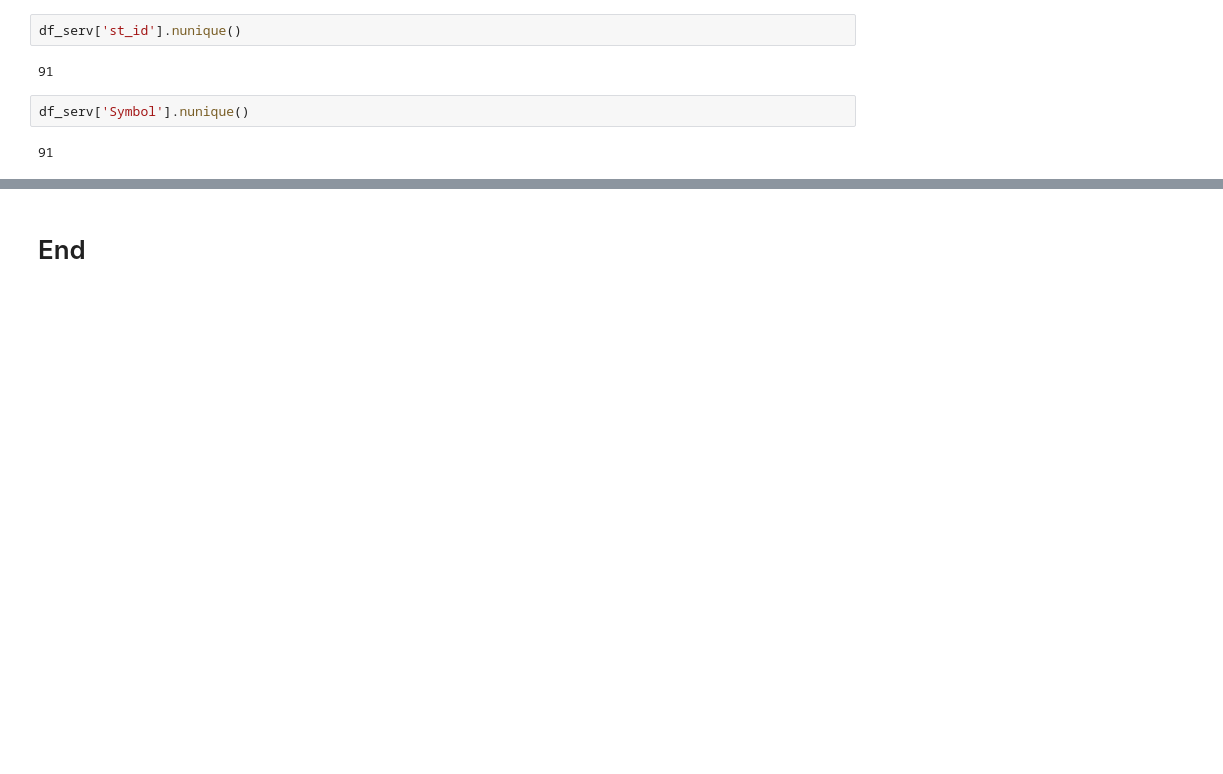
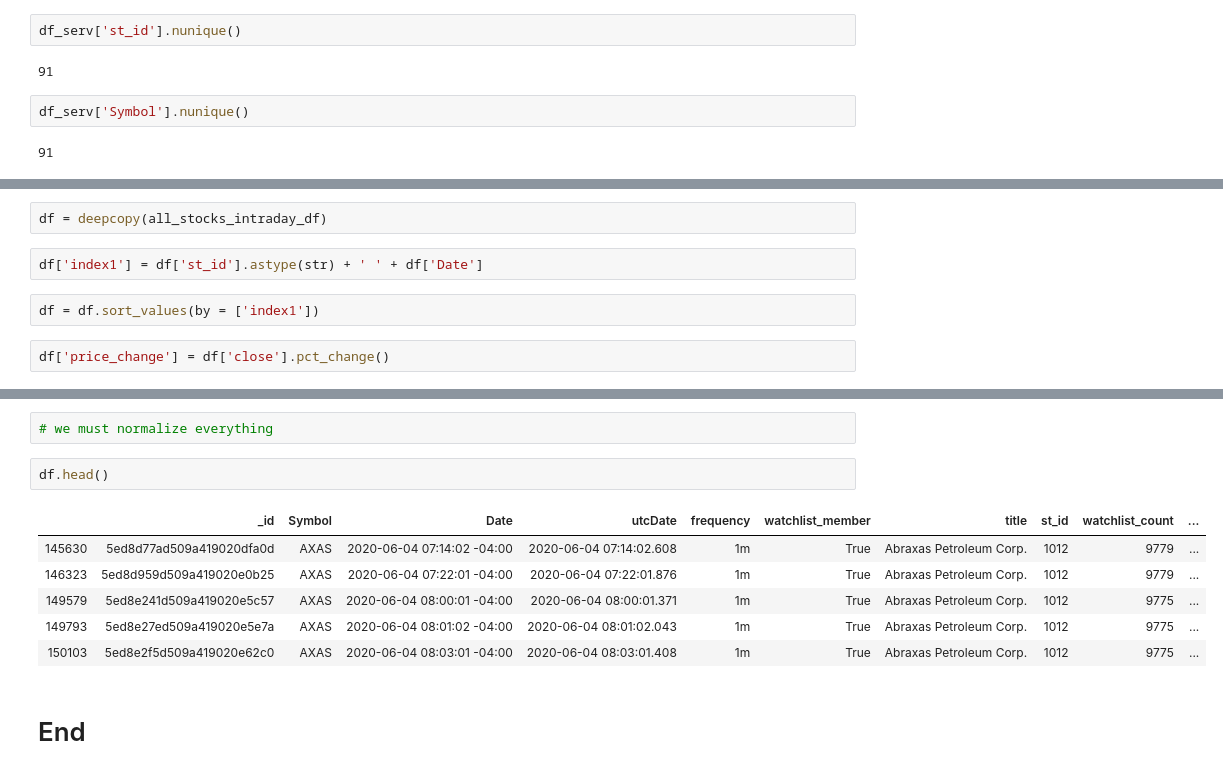
Before and after one commit to jcanque777/stock_market_data_prediction, a Jupyter notebook: msft_data.ipynb, the cells around one changed output, grey strips where cells are left out. Drawn from its saved outputs; the diff is of its cells as text; blank space fills up the shorter version.

Commit message:
added price change column and set up sorted combined colmns as index

```diff
--- a/msft_data.ipynb
+++ b/msft_data.ipynb
@@ -1407,0 +1497,8 @@ df_serv['Symbol'].nunique()
+# %%
+df = deepcopy(all_stocks_intraday_df)
+# %%
+df['index1'] = df['st_id'].astype(str) + ' ' + df['Date']
+# %%
+df = df.sort_values(by = ['index1'])
+# %%
+df['price_change'] = df['close'].pct_change()
@@ -1408,2 +1520,13 @@ df_serv['Symbol'].nunique()
+# %%
+# we must normalize everything
+# %%
+df.head()
+# %% [output]
+|  | _id | Symbol | Date | utcDate | frequency | watchlist_member | title | st_id | watchlist_count | ... |
+| 145630 | 5ed8d77ad509a419020dfa0d | AXAS | 2020-06-04 07:14:02 -04:00 | 2020-06-04 07:14:02.608 | 1m | True | Abraxas Petroleum Corp. | 1012 | 9779 | ... |
+| 146323 | 5ed8d959d509a419020e0b25 | AXAS | 2020-06-04 07:22:01 -04:00 | 2020-06-04 07:22:01.876 | 1m | True | Abraxas Petroleum Corp. | 1012 | 9779 | ... |
+| 149579 | 5ed8e241d509a419020e5c57 | AXAS | 2020-06-04 08:00:01 -04:00 | 2020-06-04 08:00:01.371 | 1m | True | Abraxas Petroleum Corp. | 1012 | 9775 | ... |
+| 149793 | 5ed8e27ed509a419020e5e7a | AXAS | 2020-06-04 08:01:02 -04:00 | 2020-06-04 08:01:02.043 | 1m | True | Abraxas Petroleum Corp. | 1012 | 9775 | ... |
+| 150103 | 5ed8e2f5d509a419020e62c0 | AXAS | 2020-06-04 08:03:01 -04:00 | 2020-06-04 08:03:01.408 | 1m | True | Abraxas Petroleum Corp. | 1012 | 9775 | ... |
 # %% [markdown]
 # End
```
Also changed, not shown: parts of 19 cells of this notebook.
